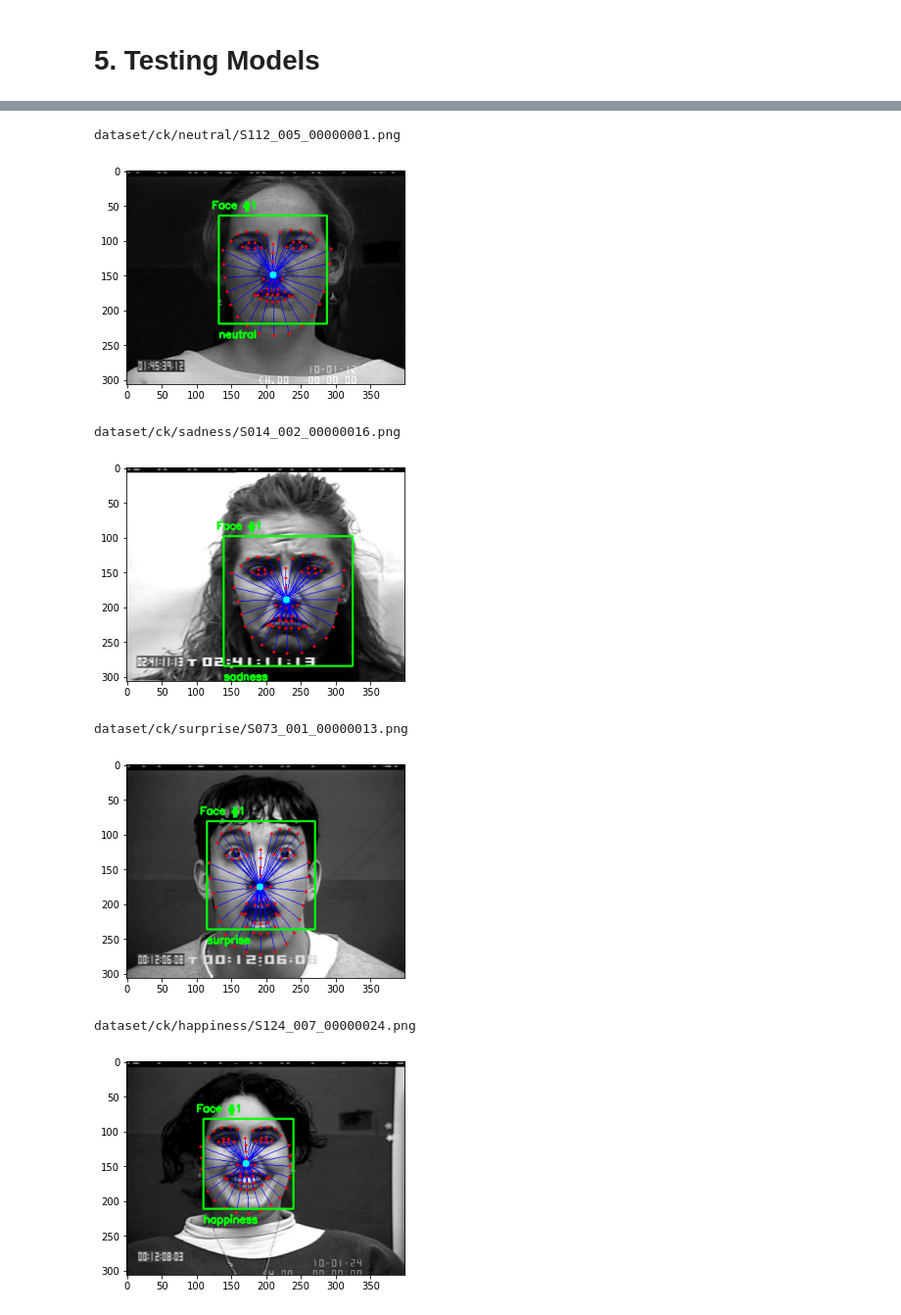
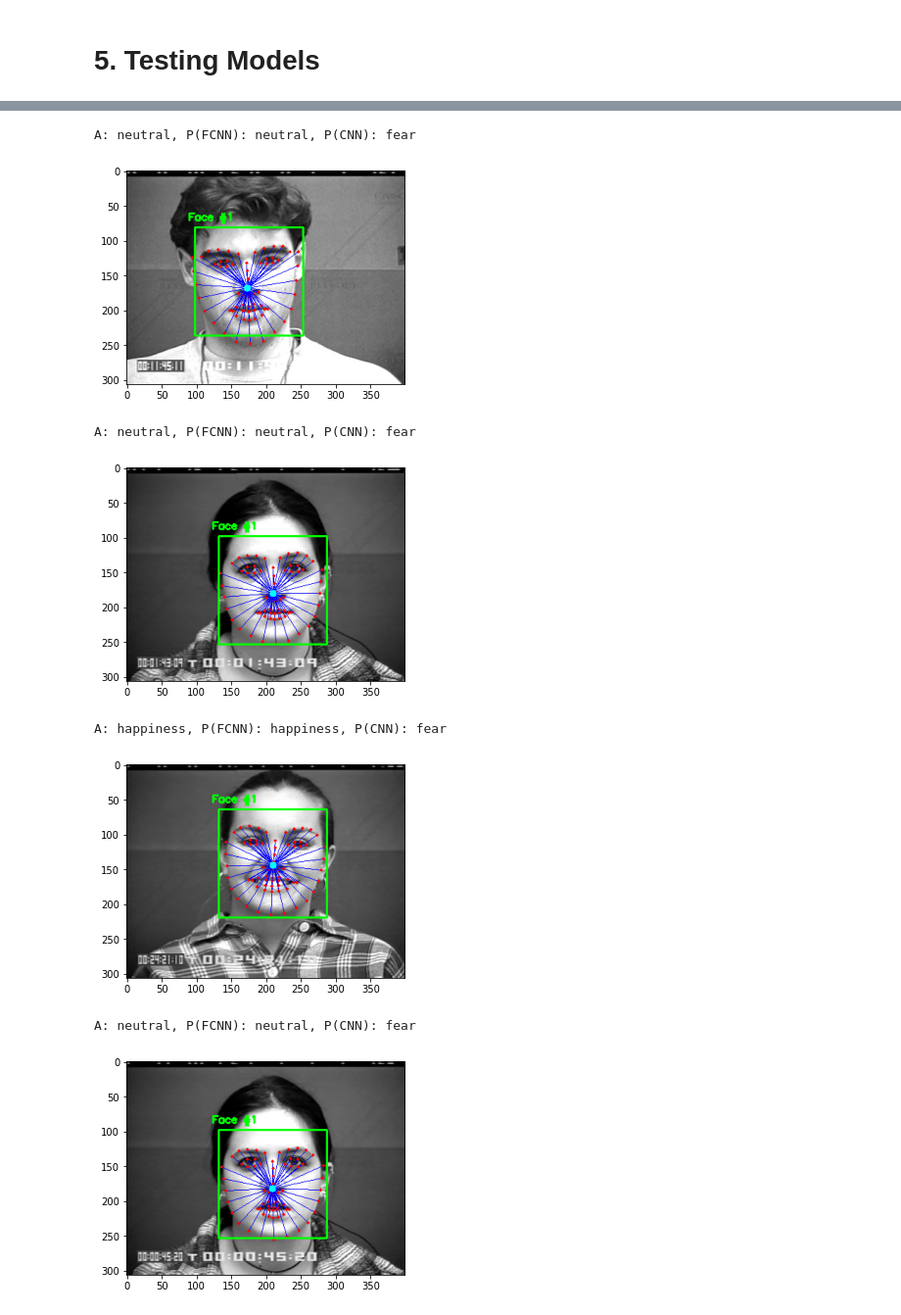
Before and after one commit to rachung2510/FYP70_SocialRobot, a Jupyter notebook: EmotionRecognition/model_torch.ipynb, the cells around one changed output, grey strips where cells are left out. Shown at 98% size. Cells and saved outputs as stored; diff of their text form; code cells hidden in the pictures.

Commit message:
add CNN model for graylevels data

```diff
--- a/EmotionRecognition/model_torch.ipynb
+++ b/EmotionRecognition/model_torch.ipynb
@@ -226,0 +350,6 @@ epoch=499       train loss=0.125376     test loss=0.403197      train accuracy=0
+# %%
+num_classes = len(moods)
+best_accuracies = {}
+cnn_models = {}
+# %%
+cnn_models = add_cnn_model(cnn_models, 1)
@@ -227,5 +374,5 @@ epoch=499       train loss=0.125376     test loss=0.403197      train accuracy=0
 # %%
 # Visualize model performances
-for hl_size, inst in models.items():
-    inst.visualize(figsize=(10,3), loss_range=200, acc_range=200)
+for hl_size, inst in cnn_models.items():
+    inst.visualize(figsize=(10,3), loss_range=50, acc_range=50)
 # %% [output]
@@ -329,4 +460,6 @@ for root, dirs, files in os.walk(data_path):
 # load models
 fcnn_model = torch.load('./trained_models/FCNN_model.pt')
 fcnn_model.eval()
+cnn_model = cnn_models['CNNModel1'].model
+cnn_model.eval()
 # %% [output]
@@ -354,44 +494,58 @@ for path in rand_images:
 
     for (i, rect) in enumerate(rects):
         shape = predictor(gray, rect)
         shape = face_utils.shape_to_np(shape)
 
         cog = tuple(shape.mean(axis=0).astype(int)) # get center of gravity (COG)
         for (x,y) in shape:
             cv2.line(image, (x,y), cog, (0,0,255), 1) # draw vector lines
             cv2.circle(image, (x,y), 2, (255,0,0), -1) # image, center-coords, radius, colour, thickness(fill)
             vectors.append([mag(cog, (x,y)), angle(cog, (x,y))]) # get vector magnitude and direction
             coords.append([x-cog[0], y-cog[1]]) # append coordinates relative to cog
             cv2.circle(image, cog, 5, (0,255,255), -1)
 
         (x,y,w,h) = face_utils.rect_to_bb(rect) # convert dlib's rectangle to a OpenCV-style bounding box [i.e., (x,y,w,h)]
         cv2.rectangle(image, (x,y), (x+w, y+h), (0,255,0), 2) # draw the face bounding box
         cv2.putText(image, "Face #{}".format(i+1), (x-10, y-10), cv2.FONT_HERSHEY_SIMPLEX, 0.5, (0,255,0), 2) # show face number
 
+    ## vector input
     vectors = np.array(vectors)
     scale_factor = 1 / max(vectors[:,0])
     vectors[:,0] = vectors[:,0] * scale_factor # normalize magnitudes
     coords = np.array(coords) * scale_factor
     coords = coords.reshape(-1)
 
+    ## graylevel input
+    dim = 50
+    cnn_input = image[y:y+h, x:x+w] # crop to face
+    cnn_input = cv2.cvtColor(cnn_input, cv2.COLOR_RGB2GRAY) # convert to grayscale
+    cnn_input = cv2.equalizeHist(cnn_input) # equalize histogram
+    cnn_input = imutils.resize(cnn_input, width=int(dim*1.05)) # buffer of 5 pixels for cropping to 100x100
+    cnn_input = cnn_input[:dim,:dim]
+    cnn_input = cnn_input.reshape(1,1,dim,dim) # shape=(1,1,dim,dim)
+
     # prediction
     fcnn_input = np.dstack((vectors.reshape(1, -1), coords)).reshape(1, -1) # shape=(1, 272)
     with torch.no_grad():
-        pred_tensor = fcnn_model(torch.Tensor(fcnn_input).cuda()).argmax()
-        pred = pred_tensor.cpu().numpy().item()
-    pred_label = mood_map[pred]
-    cv2.putText(image, '%s' % pred_label, (x,y+h+20),
-    cv2.FONT_HERSHEY_SIMPLEX, 0.5, (0,255,0), 2)
+        fcnn_pred_tensor = fcnn_model(torch.Tensor(fcnn_input).cuda()).argmax()
+        fcnn_pred = fcnn_pred_tensor.cpu().numpy().item()
+        cnn_pred_tensor = cnn_model(torch.Tensor(cnn_input).cuda()).argmax()
+        cnn_pred = cnn_pred_tensor.cpu().numpy().item()
+    fcnn_pred_label = mood_map[fcnn_pred]
+    cnn_pred_label = mood_map[cnn_pred]
+#     cv2.putText(image, '%s' % pred_label, (x,y+h+20), cv2.FONT_HERSHEY_SIMPLEX, 0.5, (0,255,0), 2)
 
-    print(path)
+#     print(path)
+    true_label = path.split('/')[2]
+    print("A: %s, P(FCNN): %s, P(CNN): %s" % (true_label, fcnn_pred_label, cnn_pred_label))
     plt.imshow(image) # adapted for jupyter
     plt.show()
 # %% [output]
-dataset/ck/neutral/S112_005_00000001.png
+A: neutral, P(FCNN): neutral, P(CNN): fear
-[figure, old version]
+[figure, new version]
-dataset/ck/sadness/S014_002_00000016.png
+A: neutral, P(FCNN): neutral, P(CNN): fear
-[figure, old version]
+[figure, new version]
-dataset/ck/surprise/S073_001_00000013.png
+A: happiness, P(FCNN): happiness, P(CNN): fear
-[figure, old version]
+[figure, new version]
-dataset/ck/happiness/S124_007_00000024.png
+A: neutral, P(FCNN): neutral, P(CNN): fear
-[figure, old version]
+[figure, new version]
```
Also changed, not shown: parts of 31 cells of this notebook.
